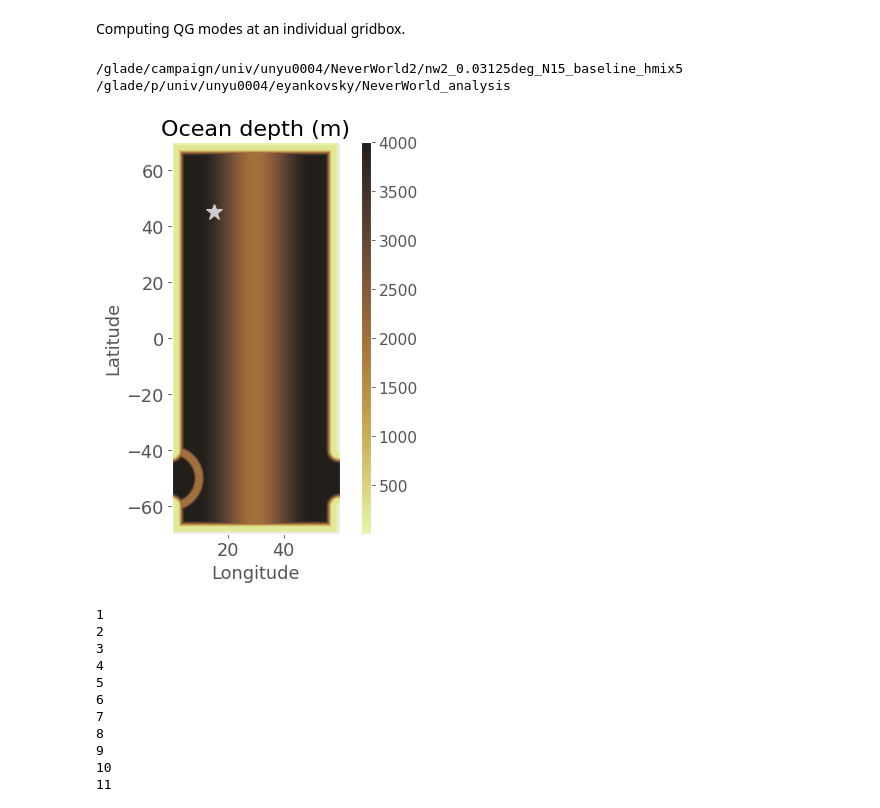
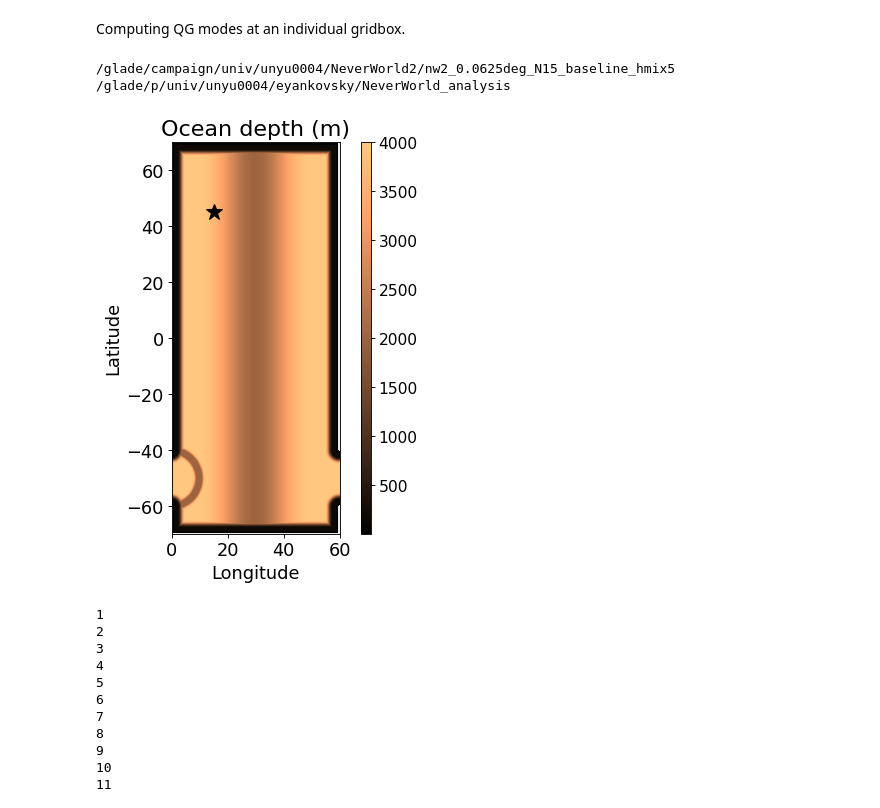
Before and after one commit to ElizabethYankovsky/Neverworld2-Analysis, a Jupyter notebook: Temporal_displacement_modes.ipynb, the cells around one changed output. Drawn from its saved outputs; the diff is of its cells as text; code cells hidden in the pictures.

```diff
--- a/Temporal_displacement_modes.ipynb
+++ b/Temporal_displacement_modes.ipynb
@@ -113,28 +113,16 @@ Computing QG modes at an individual gridbox.
 # os = xr.open_mfdataset(['sub01/ocean.stats.nc','sub02/ocean.stats.nc'], decode_times=False)
 # av = xr.open_dataset('averages_00004502.nc', decode_times=False)
 
-##1/16 degree resolution, surface diagnostics are for uppermost 5 meters.
-# %cd /glade/p/univ/unyu0004/gmarques/NeverWorld2/baselines/nw2_0.0625deg_N15_baseline_hmix5/
-# fs = xr.open_dataset('static.nc', decode_times=False)
-# os = xr.open_mfdataset(['sub01/ocean.stats.nc','sub02/ocean.stats.nc','sub03/ocean.stats.nc','sub04/ocean.stats.nc',
-#                          'sub05/ocean.stats.nc'], decode_times=False)
-# av = xr.open_dataset('averages_00004502.nc', decode_times=False)
-
-#1/32 degree resolution, surface diagnostics are for uppermost 5 meters.
-%cd /glade/p/univ/unyu0004/gmarques/NeverWorld2/baselines/nw2_0.03125deg_N15_baseline_hmix5
+#1/16 degree resolution, surface diagnostics are for uppermost 5 meters.
+%cd /glade/p/univ/unyu0004/gmarques/NeverWorld2/baselines/nw2_0.0625deg_N15_baseline_hmix5/
 fs = xr.open_dataset('static.nc', decode_times=False)
-os = xr.open_mfdataset(['sub01/ocean.stats.nc','sub02/ocean.stats.nc','sub03/ocean.stats.nc','sub04/ocean.stats.nc',
-                        'sub05/ocean.stats.nc','sub06/ocean.stats.nc','sub07/ocean.stats.nc','sub08/ocean.stats.nc',
-                        'sub09/ocean.stats.nc','sub10/ocean.stats.nc','sub11/ocean.stats.nc','sub12/ocean.stats.nc',
-                        'sub13/ocean.stats.nc','sub14/ocean.stats.nc','sub15/ocean.stats.nc','sub16/ocean.stats.nc',
-                        'sub17/ocean.stats.nc','sub18/ocean.stats.nc','sub19/ocean.stats.nc','sub20/ocean.stats.nc'], decode_times=False)
-#av = xr.open_dataset('averages_00002702.nc',decode_times=False)
-av = xr.open_mfdataset(['averages_00002302.nc','averages_00002402.nc','averages_00002502.nc','averages_00002602.nc','averages_00002702.nc'], decode_times=False)
+os = xr.open_dataset('sub05/ocean.stats.nc', decode_times=False)
+av = xr.open_dataset('averages_00004502.nc', decode_times=False)
 
 
 %cd /glade/p/univ/unyu0004/eyankovsky/NeverWorld_analysis/
 # %% [output]
-/glade/campaign/univ/unyu0004/NeverWorld2/nw2_0.03125deg_N15_baseline_hmix5
+/glade/campaign/univ/unyu0004/NeverWorld2/nw2_0.0625deg_N15_baseline_hmix5
 /glade/p/univ/unyu0004/eyankovsky/NeverWorld_analysis
 # %%
 #Read in various grid variables from the static file and forcing:
@@ -152,25 +136,26 @@ index_lon=480; index_lat=3680 #1/4 degree: (60,460), (120,160), (60,80), (120,80
+# %%
+#Choose index where the modes will be computed
+index_lon=240; index_lat=1840
 # %%
 #Plotting ocean depth
 fig = plt.figure(figsize=(4, 7), dpi= 80, facecolor='w', edgecolor='k')
 ax1 = fig.add_axes([0.15,0.2,0.6,0.7])
 ax2 = fig.add_axes([.78, 0.2, 0.03, 0.7])
 ax1.set_facecolor((0.92, 0.92, 0.92))
 ax1.set_title('Ocean depth (m)',fontsize=20)
 ax1.set_xlabel('Longitude',fontsize=16)
 ax1.set_ylabel('Latitude',fontsize=16)
 ax1.tick_params(labelsize=16);
 ax2.tick_params(labelsize=14)
 
-plotted =ax1.pcolor(xh,yh,depth,cmap=cmocean.cm.turbid)
-ax1.plot(xh[index_lon],yh[index_lat],'*',markersize=15,color=[0.8, 0.8, 0.8])
+plotted =ax1.pcolor(xh,yh,depth,shading='auto',cmap='copper')
+ax1.plot(xh[index_lon],yh[index_lat],'*',markersize=15,color='k')
 ax1.set_aspect('equal', 'box')
 cbar = plt.colorbar(mappable=plotted, cax=ax2, orientation = 'vertical');
 cbar.ax.tick_params(labelsize=14);
-#
 plt.show()
-#fig.savefig('topography.png')
 # %% [output]
-[figure, old version]
+[figure, new version]
 # %%
 Layer = np.array(os['Layer']);
 Layermat=np.tile(Layer,[len(xh),1]);   Layermat=np.moveaxis(Layermat, [0, 1], [1, 0])
```
Also changed, not shown: parts of 14 cells of this notebook, 17 other files.
